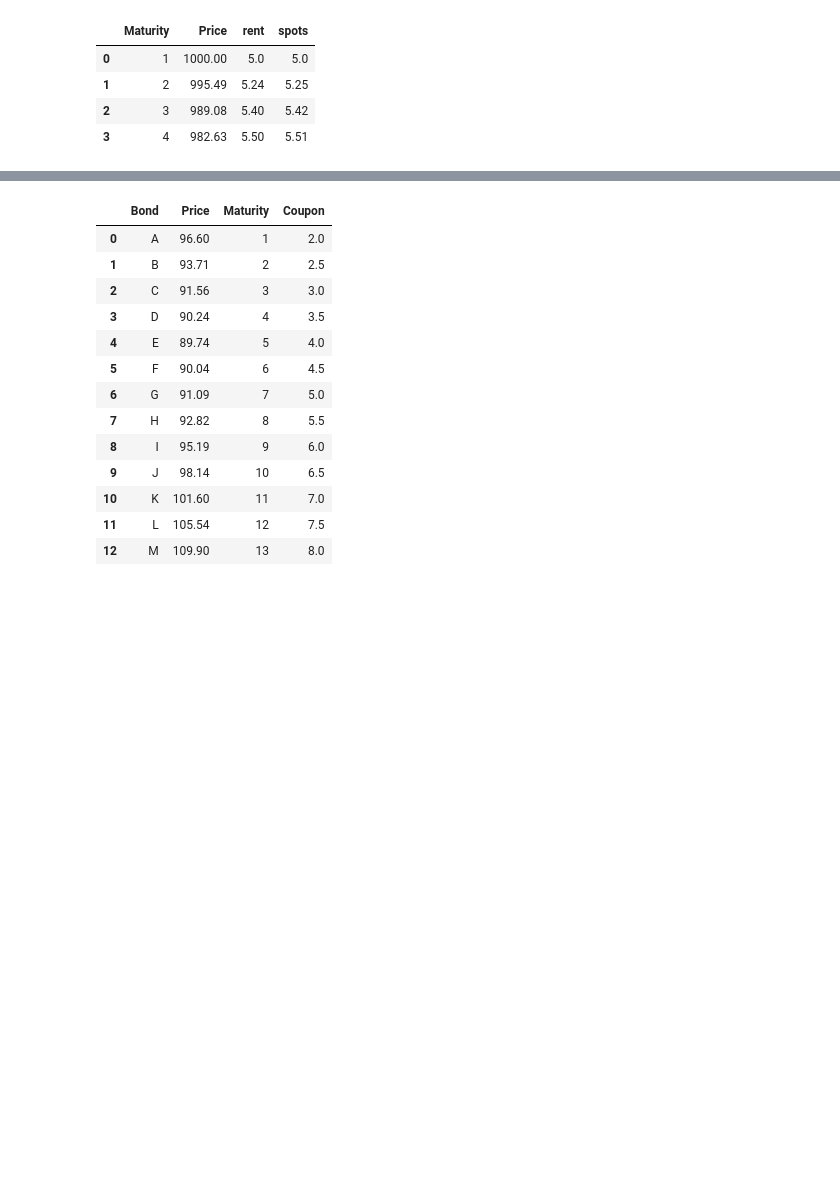
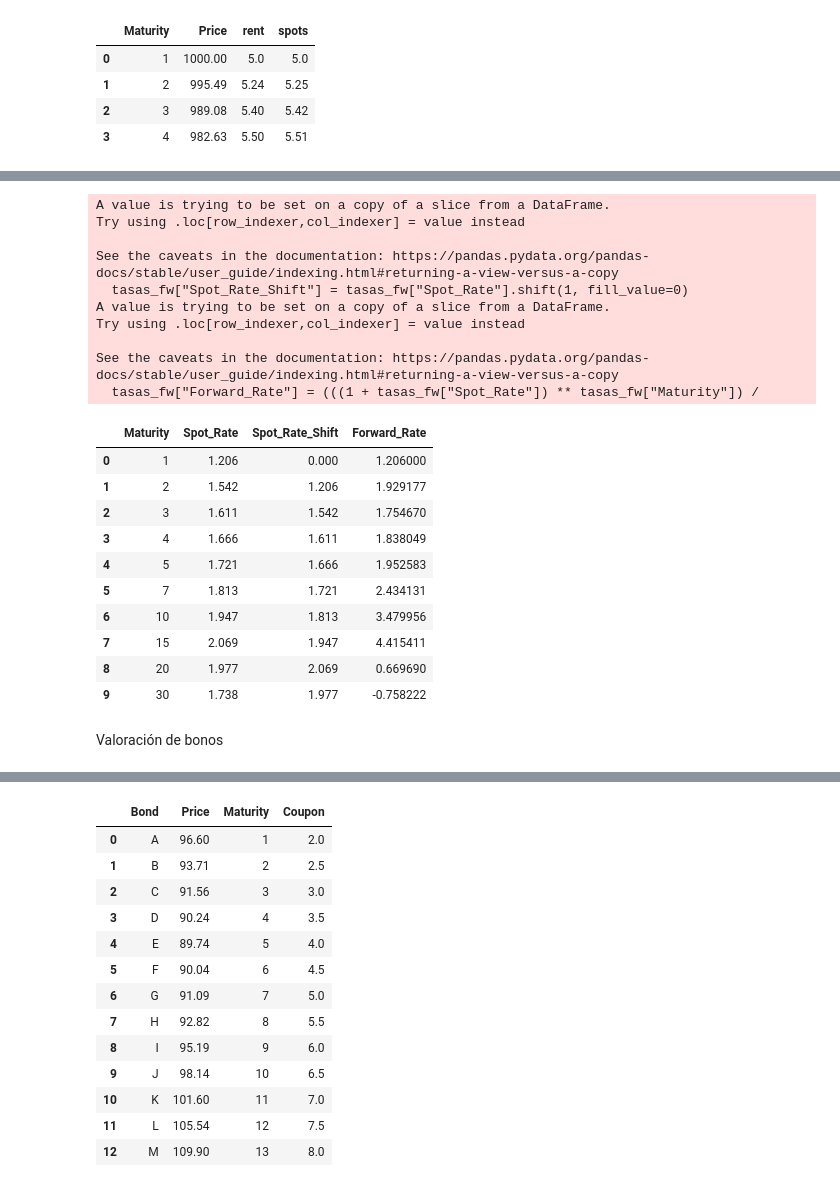
Before and after one commit to Ardark27/python_finance, a Jupyter notebook: 8_ETTI/8_1_Etti.ipynb, the cells around one changed output, grey strips where cells are left out. Drawn from its saved outputs; the diff is of its cells as text; code cells hidden in the pictures; blank space fills up the shorter version.

```diff
--- a/8_ETTI/8_1_Etti.ipynb
+++ b/8_ETTI/8_1_Etti.ipynb
@@ -139,0 +115,4 @@ tasas_interes
+# %%
+tasas_fw = tasas_interes[['Plazo', 'Ago']]
+tasas_fw.columns = ['Maturity', 'Spot_Rate']
+tasas_fw
@@ -139,0 +143,30 @@ tasas_interes
+# %%
+tasas_fw["Spot_Rate_Shift"] = tasas_fw["Spot_Rate"].shift(1, fill_value=0)
+tasas_fw["Forward_Rate"] = (((1 + tasas_fw["Spot_Rate"]) ** tasas_fw["Maturity"]) /
+                       ((1 + tasas_fw["Spot_Rate_Shift"]) ** (tasas_fw["Maturity"] - 1)) - 1)
+
+tasas_fw
+# %% [output]
+A value is trying to be set on a copy of a slice from a DataFrame.
+Try using .loc[row_indexer,col_indexer] = value instead
+
+See the caveats in the documentation: https://pandas.pydata.org/pandas-docs/stable/user_guide/indexing.html#returning-a-view-versus-a-copy
+  tasas_fw["Spot_Rate_Shift"] = tasas_fw["Spot_Rate"].shift(1, fill_value=0)
+A value is trying to be set on a copy of a slice from a DataFrame.
+Try using .loc[row_indexer,col_indexer] = value instead
+
+See the caveats in the documentation: https://pandas.pydata.org/pandas-docs/stable/user_guide/indexing.html#returning-a-view-versus-a-copy
+  tasas_fw["Forward_Rate"] = (((1 + tasas_fw["Spot_Rate"]) ** tasas_fw["Maturity"]) /
+|  | Maturity | Spot_Rate | Spot_Rate_Shift | Forward_Rate |
+| 0 | 1 | 1.206 | 0.000 | 1.206000 |
+| 1 | 2 | 1.542 | 1.206 | 1.929177 |
+| 2 | 3 | 1.611 | 1.542 | 1.754670 |
+| 3 | 4 | 1.666 | 1.611 | 1.838049 |
+| 4 | 5 | 1.721 | 1.666 | 1.952583 |
+| 5 | 7 | 1.813 | 1.721 | 2.434131 |
+| 6 | 10 | 1.947 | 1.813 | 3.479956 |
+| 7 | 15 | 2.069 | 1.947 | 4.415411 |
+| 8 | 20 | 1.977 | 2.069 | 0.669690 |
+| 9 | 30 | 1.738 | 1.977 | -0.758222 |
+# %% [markdown]
+Valoración de bonos
```
Also changed, not shown: parts of 17 cells of this notebook.
